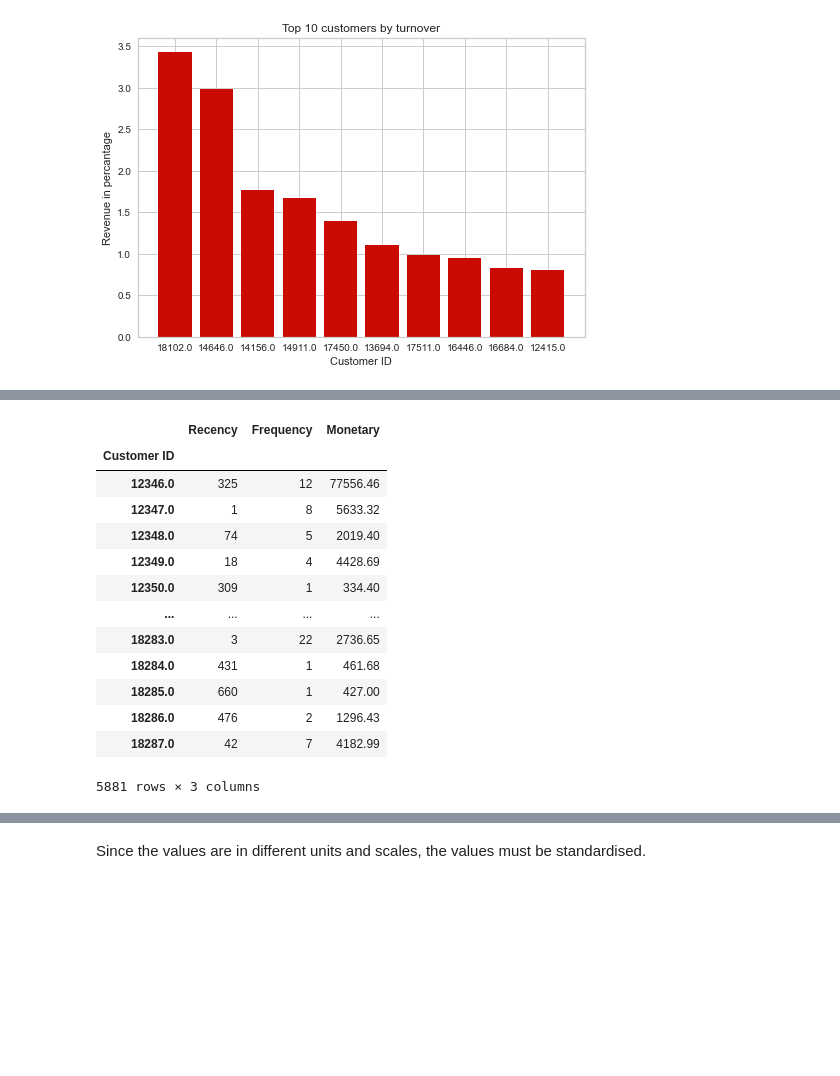
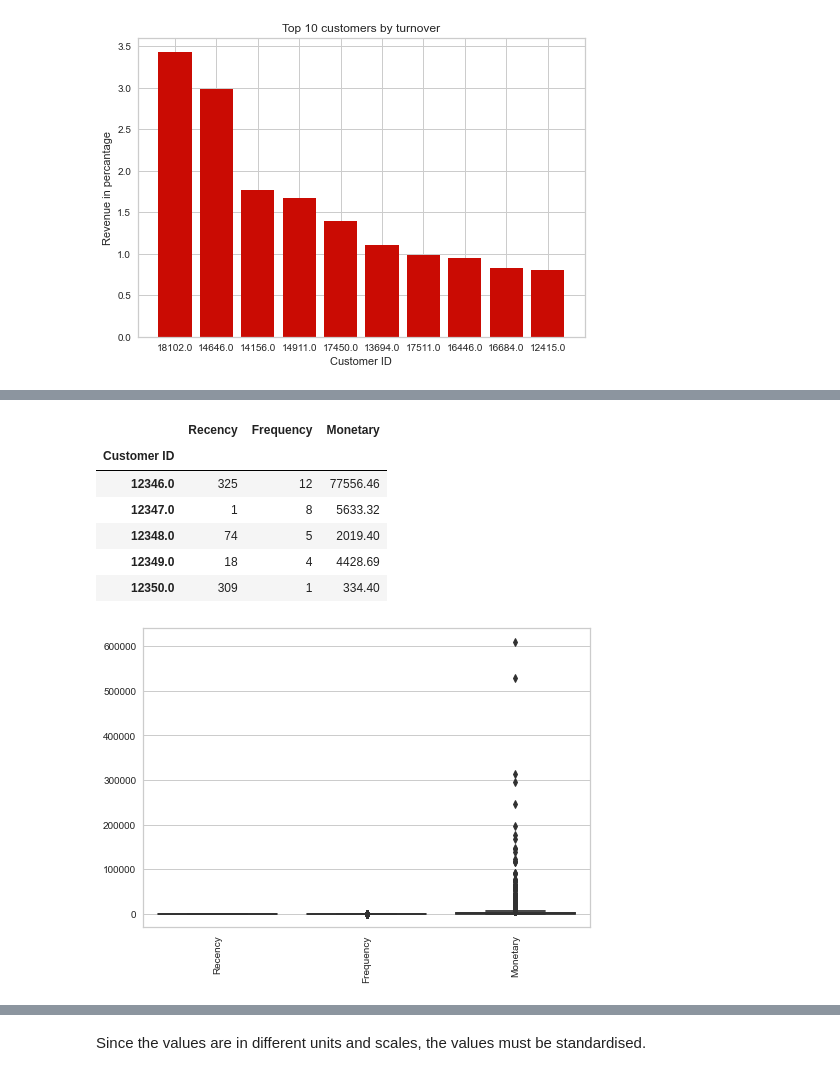
Before and after one commit to wuesten/Portfolio_2_MMS, a Jupyter notebook: market_segmentation.ipynb, the cells around one changed output, grey strips where cells are left out. Drawn from its saved outputs; the diff is of its cells as text; code cells hidden in the pictures; blank space fills up the shorter version.

```diff
--- a/market_segmentation.ipynb
+++ b/market_segmentation.ipynb
@@ -412,38 +427,31 @@ df
 # df_time = df[(df.year == 2009) ]
 df_a = df.groupby(["Invoice","Customer ID", "InvoiceDate"], as_index= False).agg(Items = ("StockCode","nunique"), Amount_of_Products= ("Quantity", "sum"),Total_Price=("Cost Per Invoice","sum"))
 df_a.sort_values(by = "InvoiceDate", ascending= True).head()
 #Calculation Recency
 df_recency = df_a.groupby(by='Customer ID',
                         as_index=False)['InvoiceDate'].max()
 df_recency.columns = ['Customer ID', 'LastPurchaseDate']
 recent_date = df_recency['LastPurchaseDate'].max()
 df_recency['Recency'] = df_recency['LastPurchaseDate'].apply(
     lambda x: (recent_date - x).days)
 # Calculation Frequency
 frequency_df = df_a.drop_duplicates().groupby(
     by=['Customer ID'], as_index=False)['InvoiceDate'].count()
 frequency_df.columns = ['Customer ID', 'Frequency']
 # Calculation Monetary
 monetary_df = df_a.groupby(by='Customer ID', as_index=False)['Total_Price'].sum()
 monetary_df.columns = ['Customer ID', 'Monetary']
 # Combing all attributes
 all_df = [df_recency,frequency_df,monetary_df]
 rfm_df = reduce(lambda left,right: pd.merge(left,right,on='Customer ID'), all_df)
 rfm_df = rfm_df.set_index('Customer ID')
 rfm_df = rfm_df[["Recency",'Frequency','Monetary']]
-rfm_df
+rfm_df.head()
 # %% [output]
 |  | Recency | Frequency | Monetary |
 | Customer ID |  |  |  |
 | 12346.0 | 325 | 12 | 77556.46 |
 | 12347.0 | 1 | 8 | 5633.32 |
 | 12348.0 | 74 | 5 | 2019.40 |
 | 12349.0 | 18 | 4 | 4428.69 |
 | 12350.0 | 309 | 1 | 334.40 |
-| ... | ... | ... | ... |
-| 18283.0 | 3 | 22 | 2736.65 |
-| 18284.0 | 431 | 1 | 461.68 |
-| 18285.0 | 660 | 1 | 427.00 |
-| 18286.0 | 476 | 2 | 1296.43 |
-| 18287.0 | 42 | 7 | 4182.99 |
-5881 rows × 3 columns
@@ -449,0 +463,5 @@ rfm_df
+# %%
+# Creating plot
+viewDistribution(rfm_df)
+# %% [output]
+[figure, added]
```
Also changed, not shown: parts of 78 cells of this notebook.
